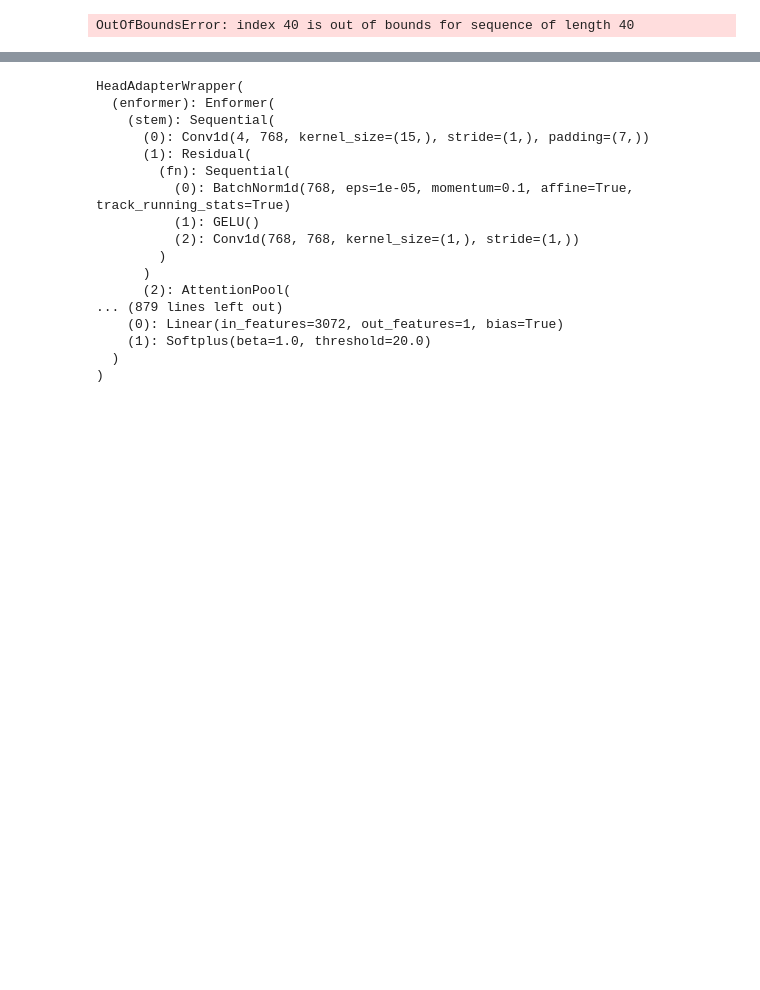
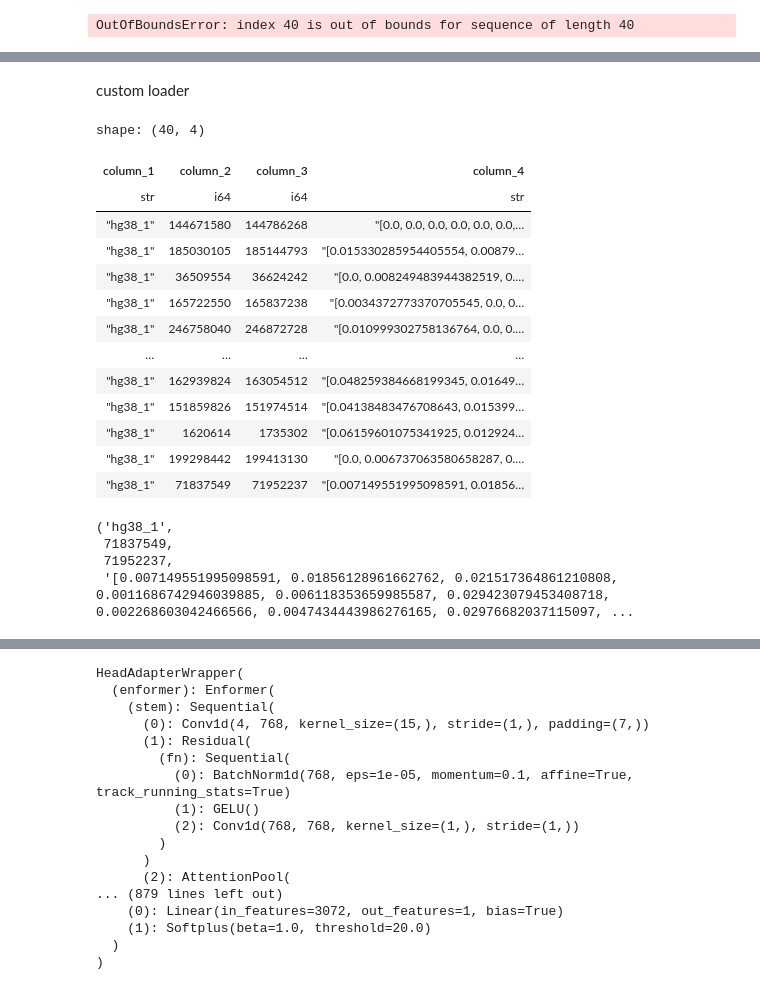
Before and after one commit to sgb67/enformer_loader_sgb, a Jupyter notebook: enformer_try.ipynb, the cells around one changed output, grey strips where cells are left out. Cells and saved outputs as stored; diff of their text form; code cells hidden in the pictures; blank space fills up the shorter version.

```diff
--- a/enformer_try.ipynb
+++ b/enformer_try.ipynb
@@ -274,4 +274,5 @@ len(output['human'].cpu().detach().numpy()[0])
 # %%
 from enformer_pytorch import Enformer, seq_indices_to_one_hot, GenomeIntervalDataset
 from enformer_loader import GenomeDataIntervalDataset
+path = 'tests/data/'
 all_chroms = pd.read_csv(path + 'all_chrom_names.txt', sep='\t', header=None)
@@ -427,0 +473,2 @@ OutOfBoundsError: index 40 is out of bounds for sequence of length 40
+# %% [markdown]
+custom loader
@@ -427,0 +691,26 @@ OutOfBoundsError: index 40 is out of bounds for sequence of length 40
+# %%
+import polars as pl
+bed_tmp = pl.read_csv(str(bed_file), separator = '\t', has_header = False)
+bed_tmp
+# %% [output]
+shape: (40, 4)
+| column_1 | column_2 | column_3 | column_4 |
+| str | i64 | i64 | str |
+| "hg38_1" | 144671580 | 144786268 | "[0.0, 0.0, 0.0, 0.0, 0.0, 0.0,… |
+| "hg38_1" | 185030105 | 185144793 | "[0.015330285954405554, 0.00879… |
+| "hg38_1" | 36509554 | 36624242 | "[0.0, 0.008249483944382519, 0.… |
+| "hg38_1" | 165722550 | 165837238 | "[0.0034372773370705545, 0.0, 0… |
+| "hg38_1" | 246758040 | 246872728 | "[0.010999302758136764, 0.0, 0.… |
+| … | … | … | … |
+| "hg38_1" | 162939824 | 163054512 | "[0.048259384668199345, 0.01649… |
+| "hg38_1" | 151859826 | 151974514 | "[0.04138483476708643, 0.015399… |
+| "hg38_1" | 1620614 | 1735302 | "[0.06159601075341925, 0.012924… |
+| "hg38_1" | 199298442 | 199413130 | "[0.0, 0.006737063580658287, 0.… |
+| "hg38_1" | 71837549 | 71952237 | "[0.007149551995098591, 0.01856… |
+# %%
+bed_tmp.row(39)
+# %% [output]
+('hg38_1',
+ 71837549,
+ 71952237,
+ '[0.007149551995098591, 0.01856128961662762, 0.021517364861210808, 0.0011686742946039885, 0.006118353659985587, 0.029423079453408718, 0.002268603042466566, 0.0047434443986276165, 0.02976682037115097, ...
```
Also changed, not shown: parts of 51 cells of this notebook, 2 other files.
